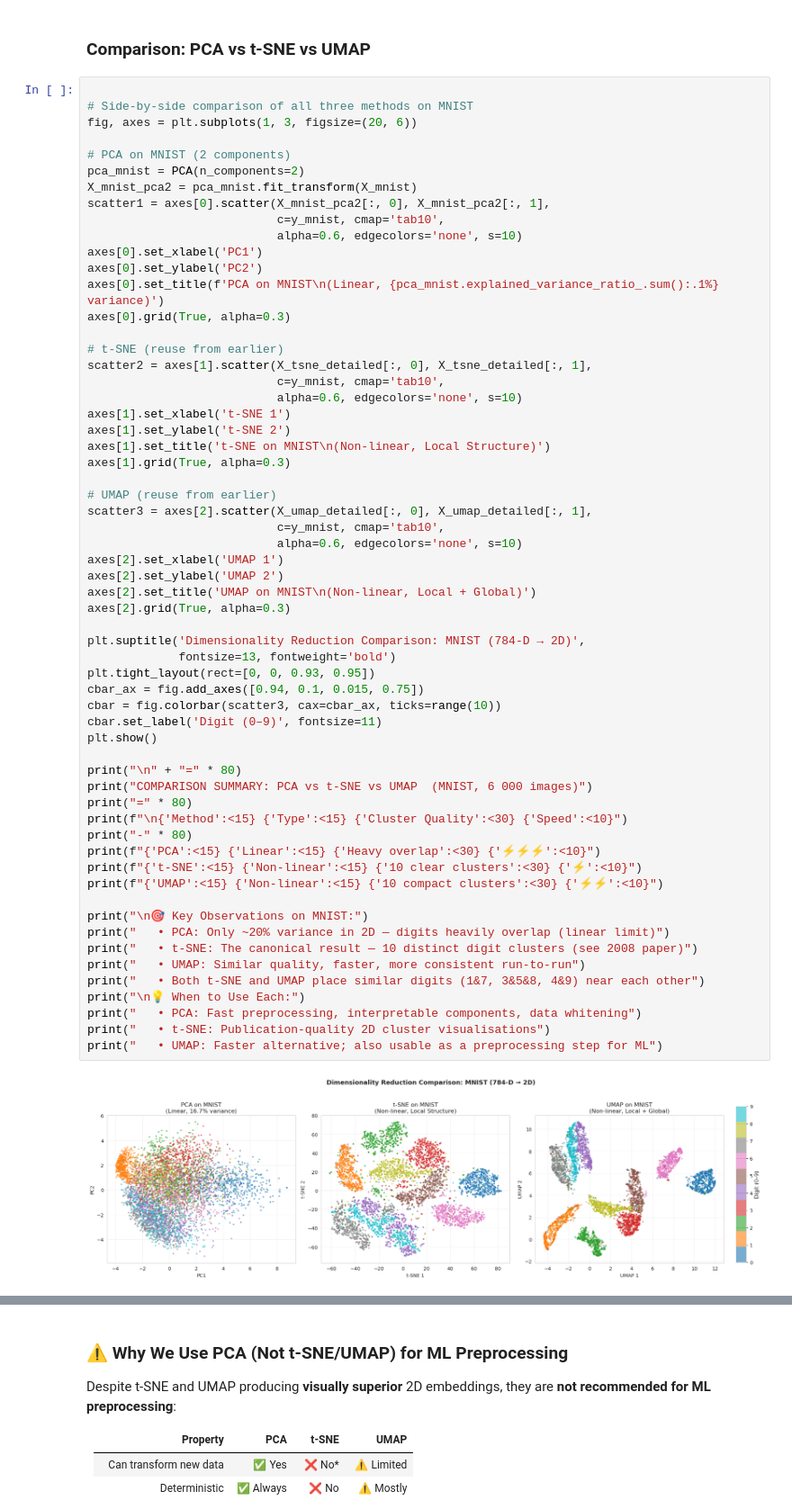
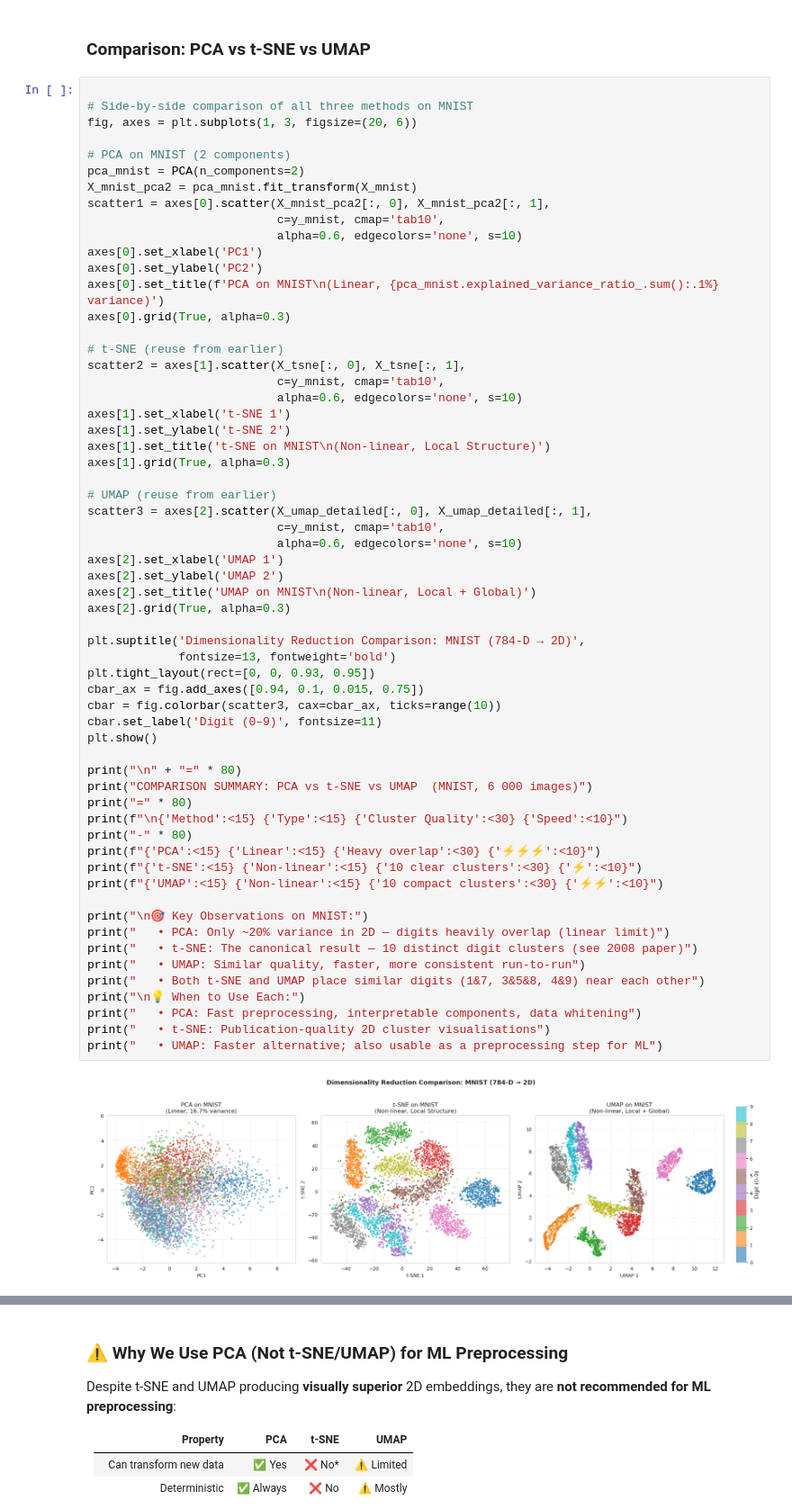
Before and after one commit to uf-bme/BME6938-Spring-2026, a Jupyter notebook: lessons/07-dimensionality_reduction/dimensionality_reduction.ipynb, the cells around one changed output, grey strips where cells are left out. Shown at 90% size. Cells and saved outputs as stored; diff of their text form.

```diff
--- a/lessons/07-dimensionality_reduction/dimensionality_reduction.ipynb
+++ b/lessons/07-dimensionality_reduction/dimensionality_reduction.ipynb
@@ -814,7 +803,7 @@ axes[0].set_title(f'PCA on MNIST\n(Linear, {pca_mnist.explained_variance_ratio_.
 axes[0].grid(True, alpha=0.3)
 
 # t-SNE (reuse from earlier)
-scatter2 = axes[1].scatter(X_tsne_detailed[:, 0], X_tsne_detailed[:, 1],
+scatter2 = axes[1].scatter(X_tsne[:, 0], X_tsne[:, 1],
                            c=y_mnist, cmap='tab10',
                            alpha=0.6, edgecolors='none', s=10)
 axes[1].set_xlabel('t-SNE 1')
@@ -831,34 +820,34 @@ axes[2].set_ylabel('UMAP 2')
 axes[2].set_title('UMAP on MNIST\n(Non-linear, Local + Global)')
 axes[2].grid(True, alpha=0.3)
 
 plt.suptitle('Dimensionality Reduction Comparison: MNIST (784-D → 2D)',
              fontsize=13, fontweight='bold')
 plt.tight_layout(rect=[0, 0, 0.93, 0.95])
 cbar_ax = fig.add_axes([0.94, 0.1, 0.015, 0.75])
 cbar = fig.colorbar(scatter3, cax=cbar_ax, ticks=range(10))
 cbar.set_label('Digit (0–9)', fontsize=11)
 plt.show()
 
 print("\n" + "=" * 80)
 print("COMPARISON SUMMARY: PCA vs t-SNE vs UMAP  (MNIST, 6 000 images)")
 print("=" * 80)
 print(f"\n{'Method':<15} {'Type':<15} {'Cluster Quality':<30} {'Speed':<10}")
 print("-" * 80)
 print(f"{'PCA':<15} {'Linear':<15} {'Heavy overlap':<30} {'⚡⚡⚡':<10}")
 print(f"{'t-SNE':<15} {'Non-linear':<15} {'10 clear clusters':<30} {'⚡':<10}")
 print(f"{'UMAP':<15} {'Non-linear':<15} {'10 compact clusters':<30} {'⚡⚡':<10}")
 
 print("\n🎯 Key Observations on MNIST:")
 print("   • PCA: Only ~20% variance in 2D — digits heavily overlap (linear limit)")
 print("   • t-SNE: The canonical result — 10 distinct digit clusters (see 2008 paper)")
 print("   • UMAP: Similar quality, faster, more consistent run-to-run")
 print("   • Both t-SNE and UMAP place similar digits (1&7, 3&5&8, 4&9) near each other")
 print("\n💡 When to Use Each:")
 print("   • PCA: Fast preprocessing, interpretable components, data whitening")
 print("   • t-SNE: Publication-quality 2D cluster visualisations")
 print("   • UMAP: Faster alternative; also usable as a preprocessing step for ML")
 # %% [output]
-[figure, old version]
+[figure, new version]
 ================================================================================
 COMPARISON SUMMARY: PCA vs t-SNE vs UMAP  (MNIST, 6 000 images)
 ================================================================================
```
Also changed, not shown: parts of 7 cells of this notebook.
